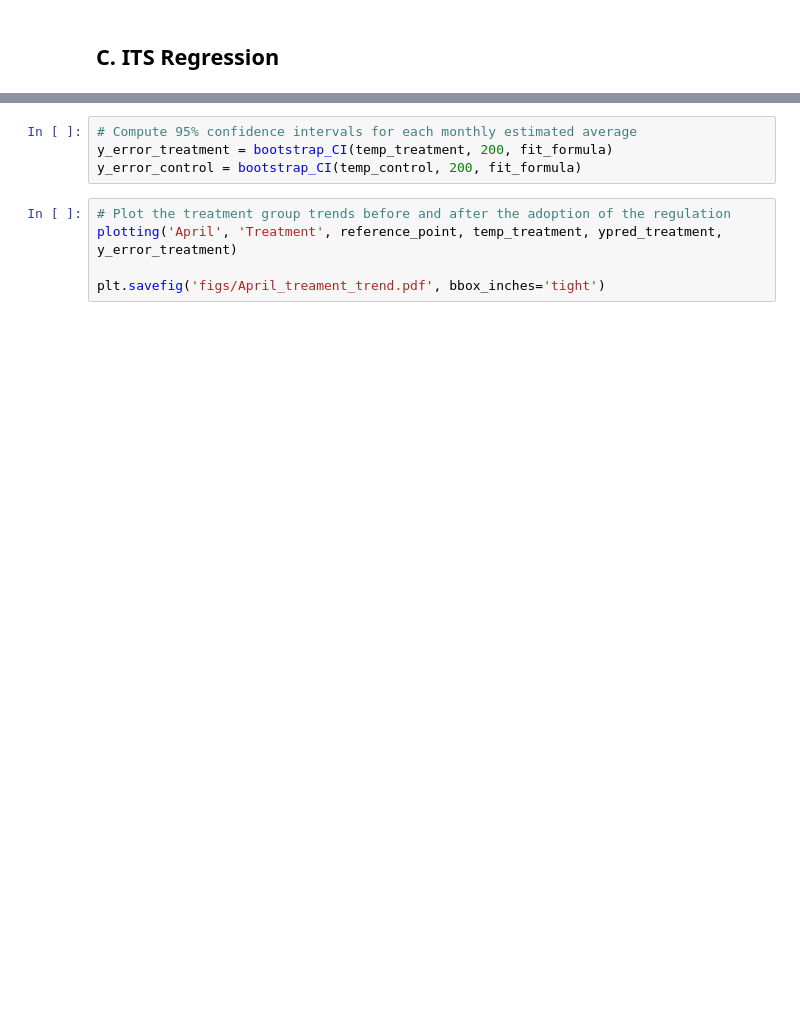
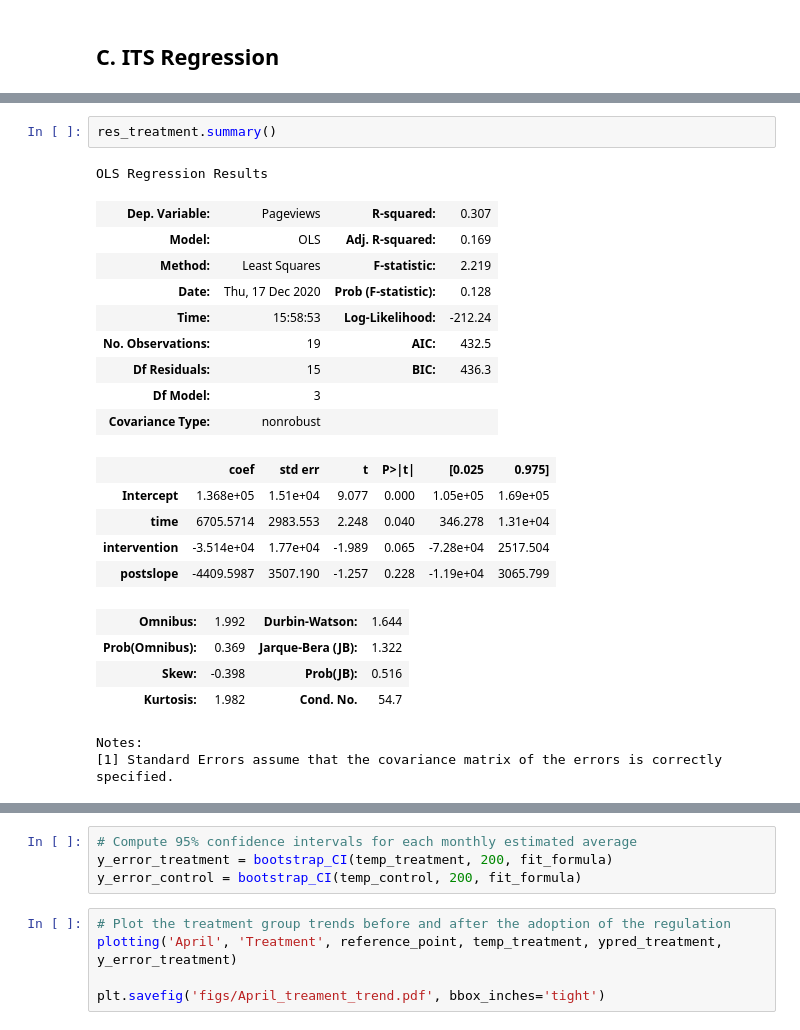
Before and after one commit to epfl-ada/ada-2020-project-milestone-p3-p3_studybuddy, a Jupyter notebook: MilestoneP3.ipynb, the cells around one changed output, grey strips where cells are left out. Cells and saved outputs as stored; diff of their text form; blank space fills up the shorter version.

Commit message:
fix pb with latex tables, move code cells to avoid errors

```diff
--- a/MilestoneP3.ipynb
+++ b/MilestoneP3.ipynb
@@ -1040,0 +1040,24 @@ plt.savefig('figs/means_adoption.eps')
+# %%
+res_treatment.summary()
+# %% [output]
+OLS Regression Results
+| Dep. Variable: | Pageviews | R-squared: | 0.307 |
+| Model: | OLS | Adj. R-squared: | 0.169 |
+| Method: | Least Squares | F-statistic: | 2.219 |
+| Date: | Thu, 17 Dec 2020 | Prob (F-statistic): | 0.128 |
+| Time: | 15:58:53 | Log-Likelihood: | -212.24 |
+| No. Observations: | 19 | AIC: | 432.5 |
+| Df Residuals: | 15 | BIC: | 436.3 |
+| Df Model: | 3 |  |  |
+| Covariance Type: | nonrobust |  |  |
+|  | coef | std err | t | P>|t| | [0.025 | 0.975] |
+| Intercept | 1.368e+05 | 1.51e+04 | 9.077 | 0.000 | 1.05e+05 | 1.69e+05 |
+| time | 6705.5714 | 2983.553 | 2.248 | 0.040 | 346.278 | 1.31e+04 |
+| intervention | -3.514e+04 | 1.77e+04 | -1.989 | 0.065 | -7.28e+04 | 2517.504 |
+| postslope | -4409.5987 | 3507.190 | -1.257 | 0.228 | -1.19e+04 | 3065.799 |
+| Omnibus: | 1.992 | Durbin-Watson: | 1.644 |
+| Prob(Omnibus): | 0.369 | Jarque-Bera (JB): | 1.322 |
+| Skew: | -0.398 | Prob(JB): | 0.516 |
+| Kurtosis: | 1.982 | Cond. No. | 54.7 |
+Notes:
+[1] Standard Errors assume that the covariance matrix of the errors is correctly specified.
```
Also changed, not shown: parts of 28 cells of this notebook.
